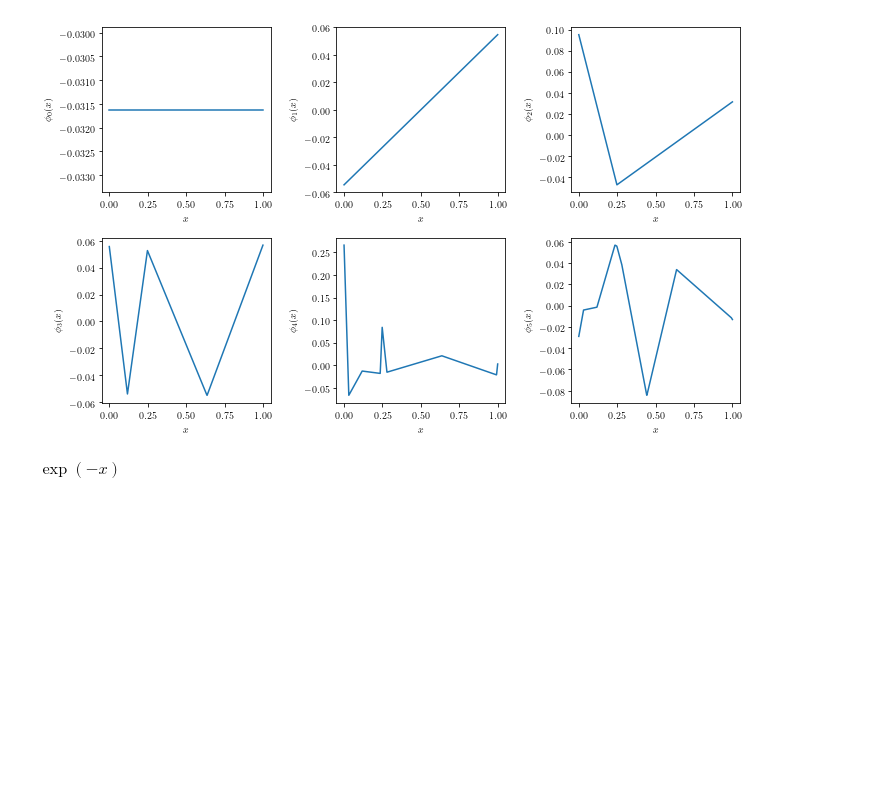
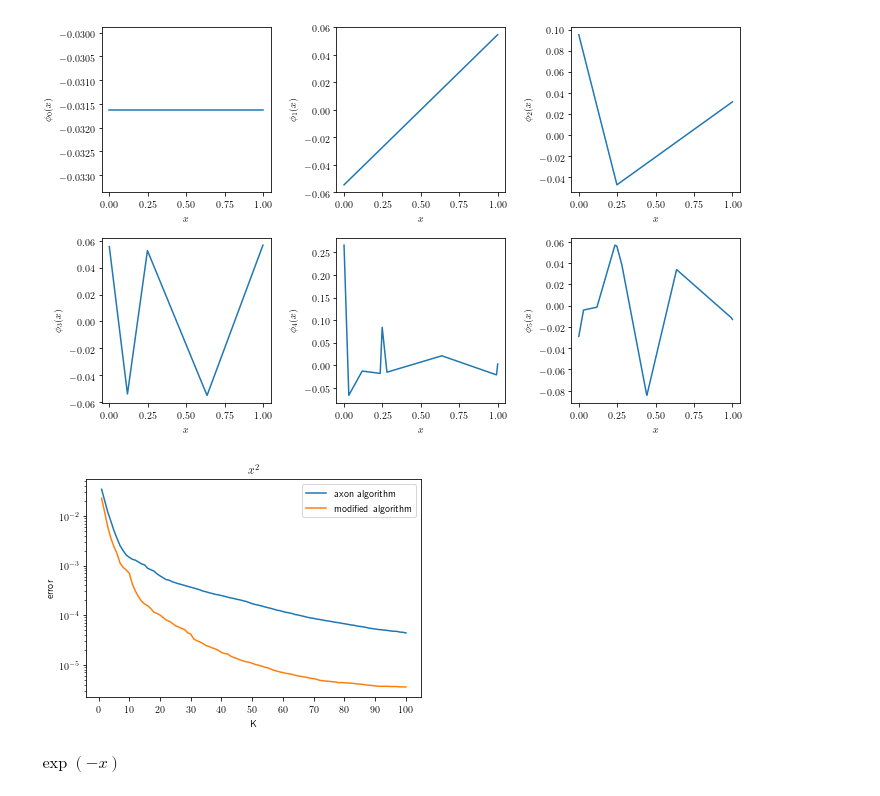
Before and after one commit to dashafok/axon-approximation, a Jupyter notebook: experiments.ipynb, the cells around one changed output. Saved outputs shown, nothing was run; the diff lists cells and outputs as text; code cells hidden in the pictures; blank space fills up the shorter version.

```diff
--- a/experiments.ipynb
+++ b/experiments.ipynb
@@ -99,6 +109,21 @@ plot_errors(errs_sqrt, errs_rnd, r'$\sqrt{x}$')
 plot_basis(bs_sqrt, r'$\sqrt{x}$')
 # %% [output]
 [figure]
+# %%
+# to use another objective
+bs_sqrt, bs_coefs, r, coefs, norms, errs_sqrt_1 = axon_algorithm(xs, ys, 100)
+# %%
+plt.plot(np.arange(1,len(errs_sqrt)+1), errs_sqrt, label='axon algorithm')
+plt.plot(np.arange(1,len(errs_sqrt_1)+1), errs_sqrt_1, label='modified algorithm')
+plt.yscale('log')
+plt.ylabel('error')
+plt.xlabel('K')
+plt.title(r'$x^2$')
+plt.legend()
+plt.xticks(np.arange(0,len(errs_sqrt)+2, 10))
+plt.show()
+# %% [output]
+[figure, added]
 # %% [markdown]
 $\exp(-x)$
 # %%
```
Also changed, not shown: parts of 11 cells of this notebook, 1 other file.
